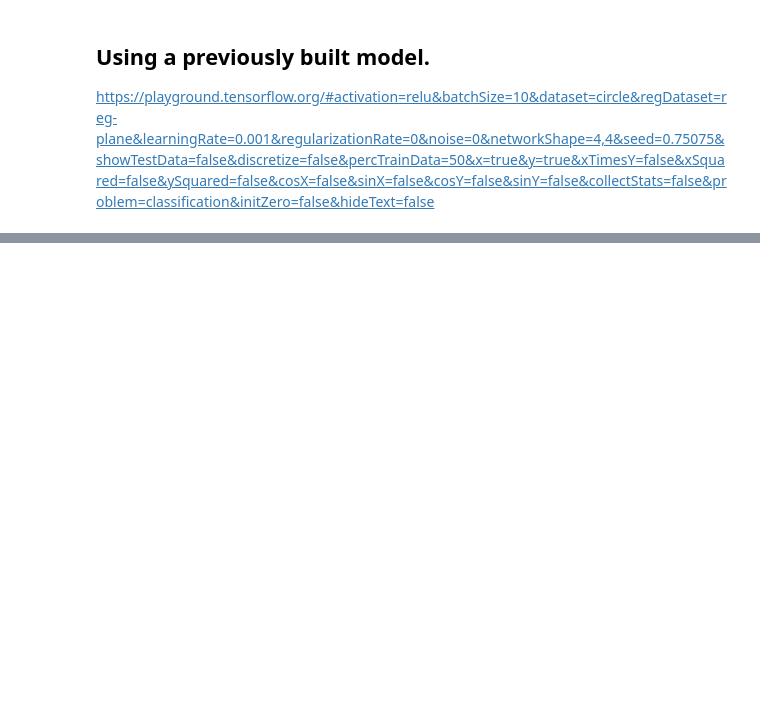
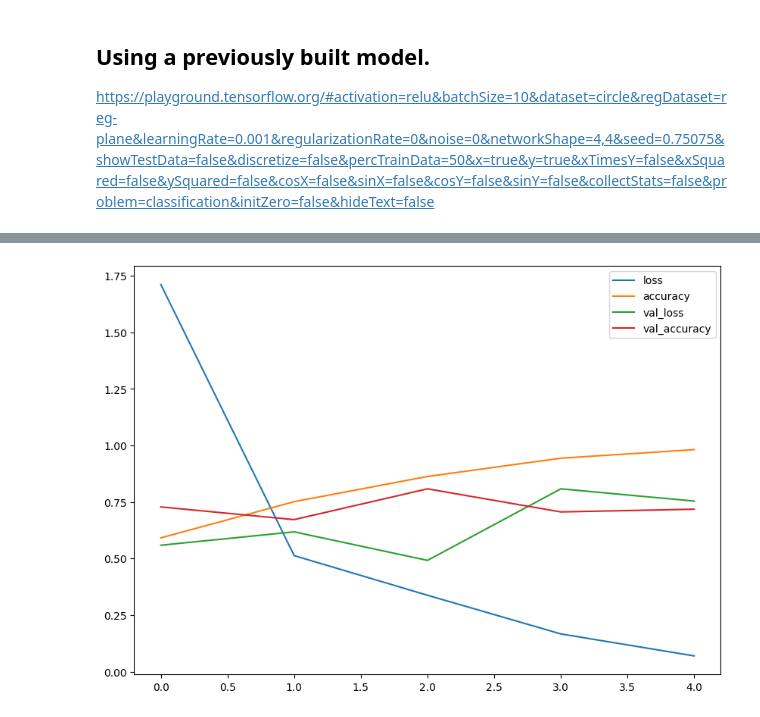
Before and after one commit to AdamayB/Tensorflow_Zero_to_Mastery, a Jupyter notebook: 03_Intro_to_Computer_Vision_With_Tensorflow.ipynb, the cells around one changed output, grey strips where cells are left out. Cells and saved outputs as stored; diff of their text form; code cells hidden in the pictures; blank space fills up the shorter version.

```diff
--- a/03_Intro_to_Computer_Vision_With_Tensorflow.ipynb
+++ b/03_Intro_to_Computer_Vision_With_Tensorflow.ipynb
@@ -285,0 +357,10 @@ Epoch 5/5
+# %%
+train_data = train_datagen.flow_from_directory(directory=train_dir,
+                                               target_size=(255, 255),
+                                               class_mode='binary',
+                                               batch_size=32)
+
+test_data = test_datagen.flow_from_directory(directory=test_dir,
+                                             target_size=(255, 255),
+                                             class_mode='binary',
+                                             batch_size=32)
@@ -285,0 +370,24 @@ Epoch 5/5
+# %%
+model_4= tf.keras.Sequential([
+    tf.keras.layers.Conv2D(filters=10,
+           kernel_size=3,
+           strides=1,
+           padding="valid",
+           activation='relu',
+           input_shape=(255,255,3)),
+    tf.keras.layers.Conv2D(32,3,activation='relu'),
+    tf.keras.layers.Conv2D(32,3,activation='relu'),
+    tf.keras.layers.Flatten(),
+    #Conv2D()
+    tf.keras.layers.Dense(1,activation='sigmoid')
+])
+# %%
+model_4.compile(loss='binary_crossentropy',
+                optimizer=Adam(),
+                metrics=['accuracy'])
+# %%
+history_4 = model_4.fit(train_data,
+                        epochs=5,
+                        steps_per_epoch=len(train_data),
+                        validation_data=test_data,
+                        validation_steps=len(test_data))
@@ -285,0 +428,5 @@ Epoch 5/5
+# %%
+import pandas as pd
+pd.DataFrame(history_4.history).plot(figsize=(10, 7));
+# %% [output]
+[figure, added]
```
Also changed, not shown: parts of 26 cells of this notebook.
